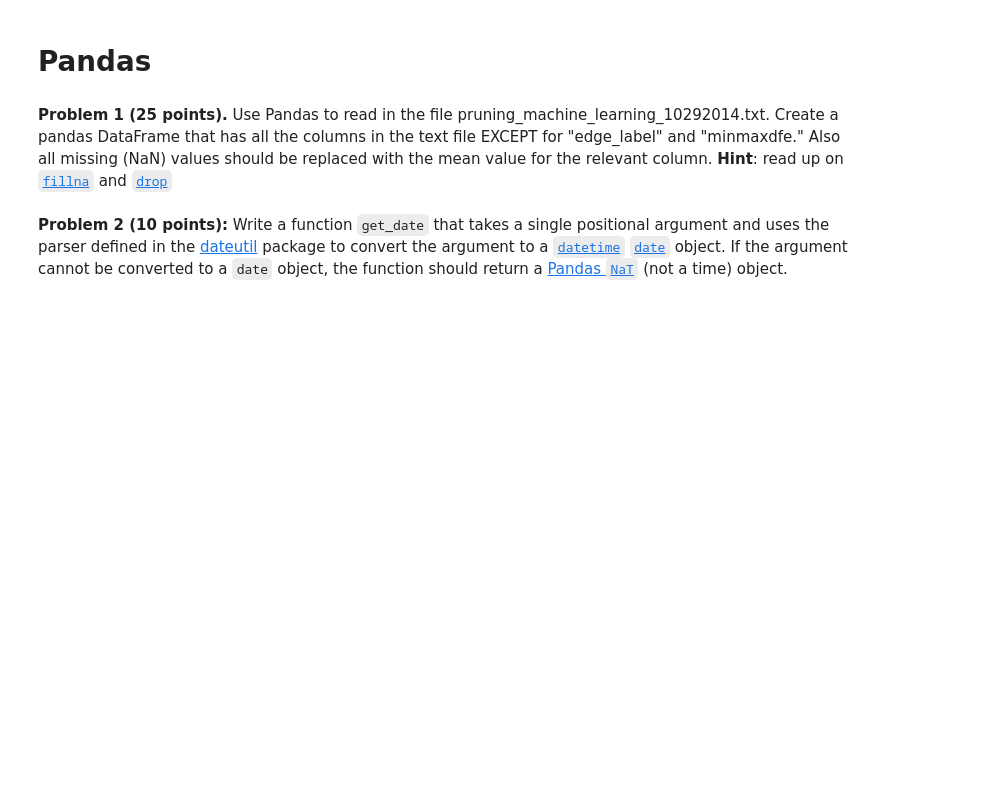
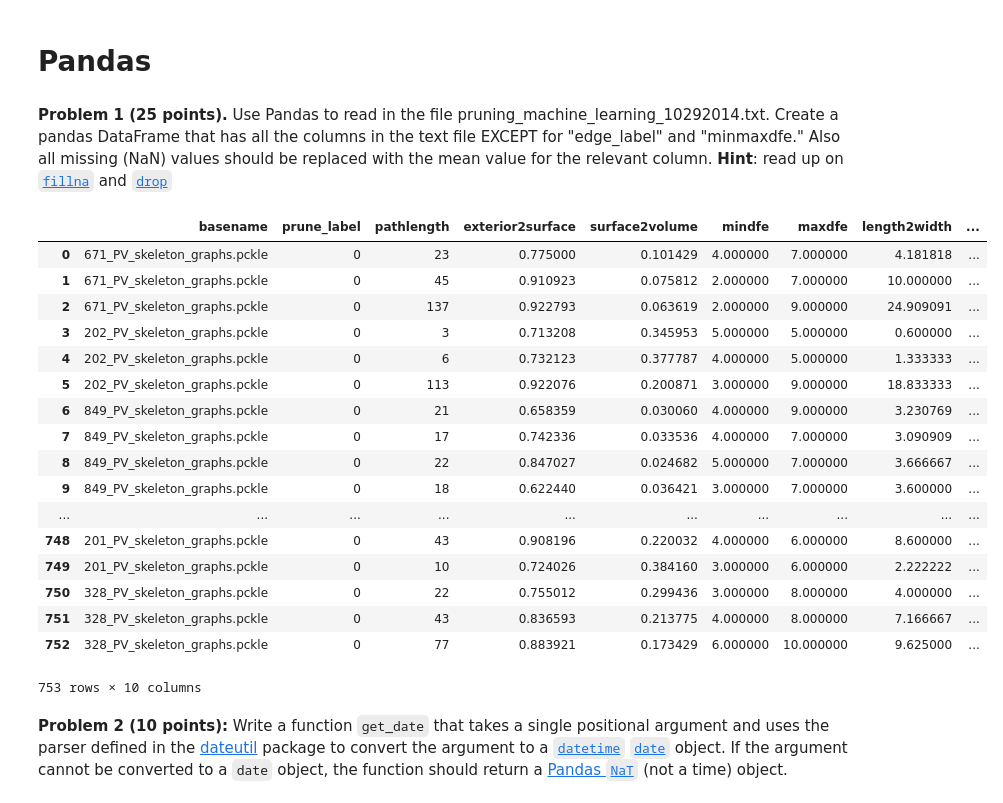
Before and after one commit to rcw712/rcw712, a Jupyter notebook: m10-pandas/m10_pandas_hw.ipynb, the cells around one changed output. Cells and saved outputs as stored; diff of their text form; code cells hidden in the pictures; blank space fills up the shorter version.

```diff
--- a/m10-pandas/m10_pandas_hw.ipynb
+++ b/m10-pandas/m10_pandas_hw.ipynb
@@ -16,20 +16,40 @@ from dateutil import parser
 # %%
 #data1 = os.path.join("..","..","..","DATA","Numerics","mimic2","bp","subjects")
 #os.path.exists(DATADIR)
 
 #data1 = pd.read_table("data.txt")
 
 #del data1["edge_label"]
 #del data1["minmaxdfe"]
 #data1.replace("None",np.NaN,inplace=True)
 #data1.replace(np.NaN,data1.mean(),inplace=True)
 
 #data1
 
 data1 = pd.read_table("data.txt", na_values="None")
 del data1["edge_label"]
 del data1["minmaxdfe"]
 data1.replace(np.NaN, data1.mean(), inplace=True)
+data1
+# %% [output]
+|  | basename | prune_label | pathlength | exterior2surface | surface2volume | mindfe | maxdfe | length2width | ... |
+| 0 | 671_PV_skeleton_graphs.pckle | 0 | 23 | 0.775000 | 0.101429 | 4.000000 | 7.000000 | 4.181818 | ... |
+| 1 | 671_PV_skeleton_graphs.pckle | 0 | 45 | 0.910923 | 0.075812 | 2.000000 | 7.000000 | 10.000000 | ... |
+| 2 | 671_PV_skeleton_graphs.pckle | 0 | 137 | 0.922793 | 0.063619 | 2.000000 | 9.000000 | 24.909091 | ... |
+| 3 | 202_PV_skeleton_graphs.pckle | 0 | 3 | 0.713208 | 0.345953 | 5.000000 | 5.000000 | 0.600000 | ... |
+| 4 | 202_PV_skeleton_graphs.pckle | 0 | 6 | 0.732123 | 0.377787 | 4.000000 | 5.000000 | 1.333333 | ... |
+| 5 | 202_PV_skeleton_graphs.pckle | 0 | 113 | 0.922076 | 0.200871 | 3.000000 | 9.000000 | 18.833333 | ... |
+| 6 | 849_PV_skeleton_graphs.pckle | 0 | 21 | 0.658359 | 0.030060 | 4.000000 | 9.000000 | 3.230769 | ... |
+| 7 | 849_PV_skeleton_graphs.pckle | 0 | 17 | 0.742336 | 0.033536 | 4.000000 | 7.000000 | 3.090909 | ... |
+| 8 | 849_PV_skeleton_graphs.pckle | 0 | 22 | 0.847027 | 0.024682 | 5.000000 | 7.000000 | 3.666667 | ... |
+| 9 | 849_PV_skeleton_graphs.pckle | 0 | 18 | 0.622440 | 0.036421 | 3.000000 | 7.000000 | 3.600000 | ... |
+| ... | ... | ... | ... | ... | ... | ... | ... | ... | ... |
+| 748 | 201_PV_skeleton_graphs.pckle | 0 | 43 | 0.908196 | 0.220032 | 4.000000 | 6.000000 | 8.600000 | ... |
+| 749 | 201_PV_skeleton_graphs.pckle | 0 | 10 | 0.724026 | 0.384160 | 3.000000 | 6.000000 | 2.222222 | ... |
+| 750 | 328_PV_skeleton_graphs.pckle | 0 | 22 | 0.755012 | 0.299436 | 3.000000 | 8.000000 | 4.000000 | ... |
+| 751 | 328_PV_skeleton_graphs.pckle | 0 | 43 | 0.836593 | 0.213775 | 4.000000 | 8.000000 | 7.166667 | ... |
+| 752 | 328_PV_skeleton_graphs.pckle | 0 | 77 | 0.883921 | 0.173429 | 6.000000 | 10.000000 | 9.625000 | ... |
+753 rows × 10 columns
 # %%
 assert_equal(type(data1), pd.core.frame.DataFrame)
 # %%
```
Also changed, not shown: parts of 1 cell of this notebook.
